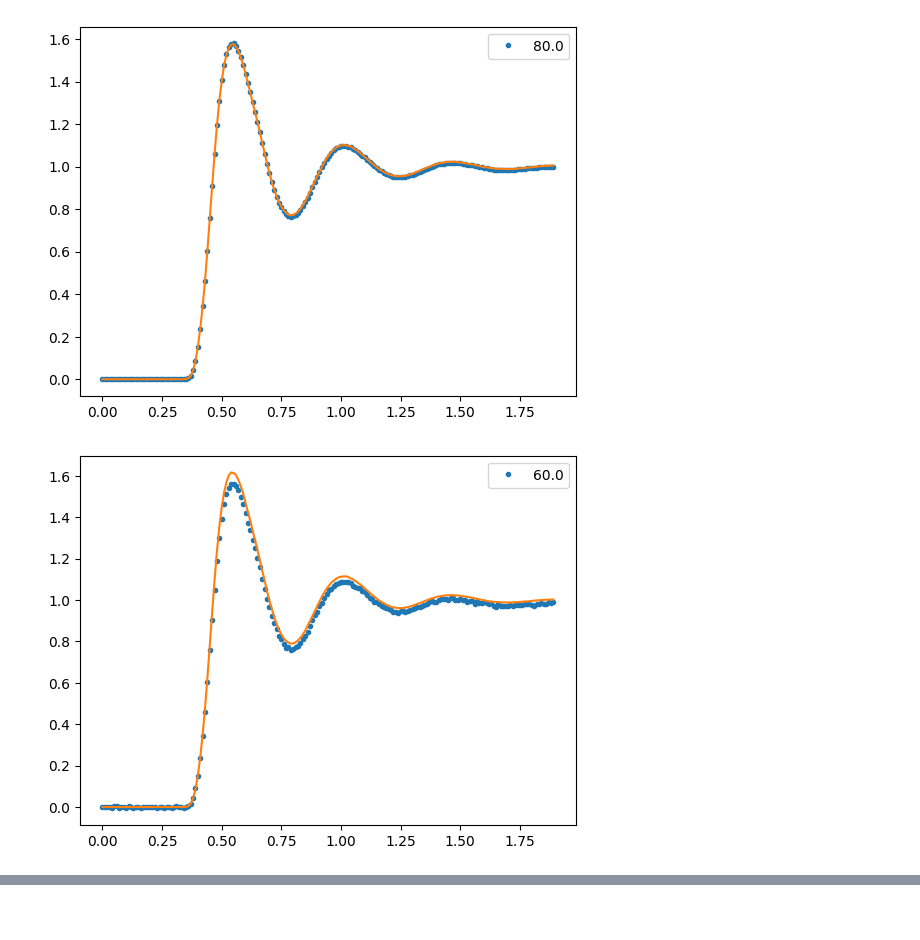
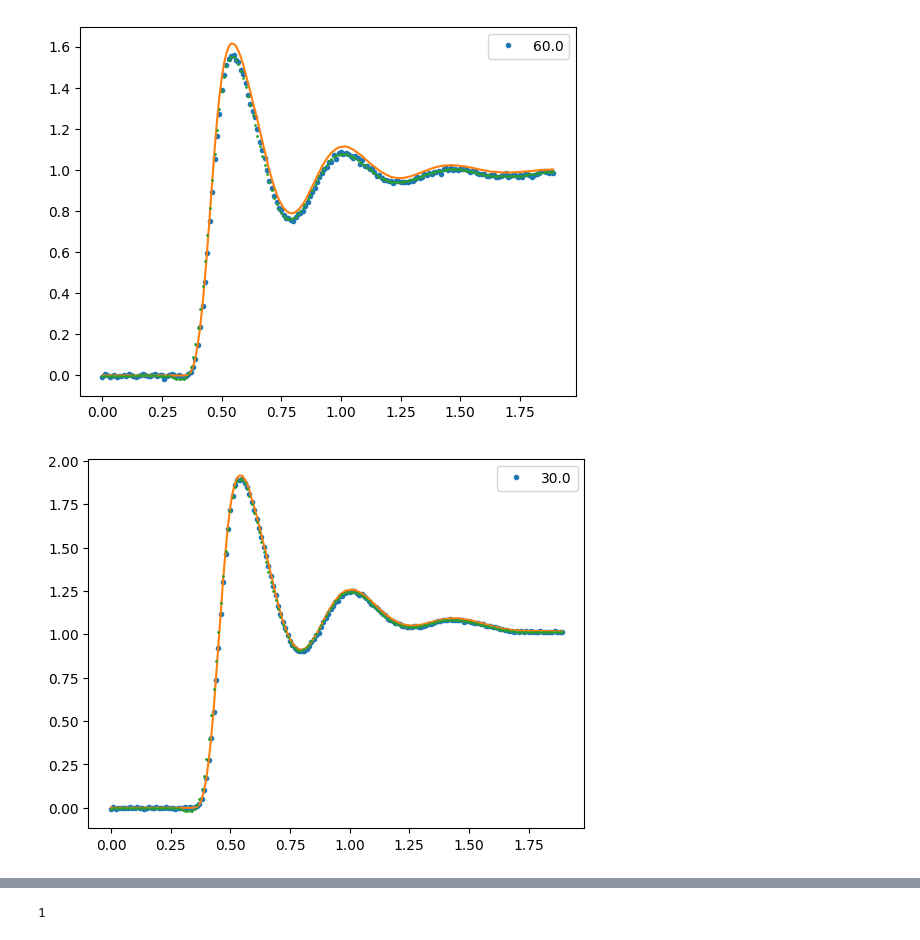
Before and after one commit to JuKoWi/conc2RDF, a Jupyter notebook: dev.ipynb, the cells around one changed output, grey strips where cells are left out. Saved outputs shown, nothing was run; the diff lists cells and outputs as text; code cells hidden in the pictures; blank space fills up the shorter version.

```diff
--- a/dev.ipynb
+++ b/dev.ipynb
@@ -89,6 +89,7 @@ with torch.no_grad():
         pred = model(X)
         plt.plot(rvalues, pred, "o", ms=3, label=f"{X.item()}")
         plt.plot(rvalues, newset.outputs[i])
+        plt.plot(rvalues, savgol_filter(pred, window_length=20, polyorder=3), "o", ms=1)
         plt.legend()
         plt.show()
 # %% [output]
@@ -99,2 +100,2 @@ with torch.no_grad():
-[figure, old version]
+[figure, new version]
-[figure, old version]
+[figure, new version]
@@ -105,0 +111,4 @@ with torch.no_grad():
+# %%
+aa(*a)
+# %% [output]
+1
```
Also changed, not shown: parts of 5 cells of this notebook, 2 other files.
